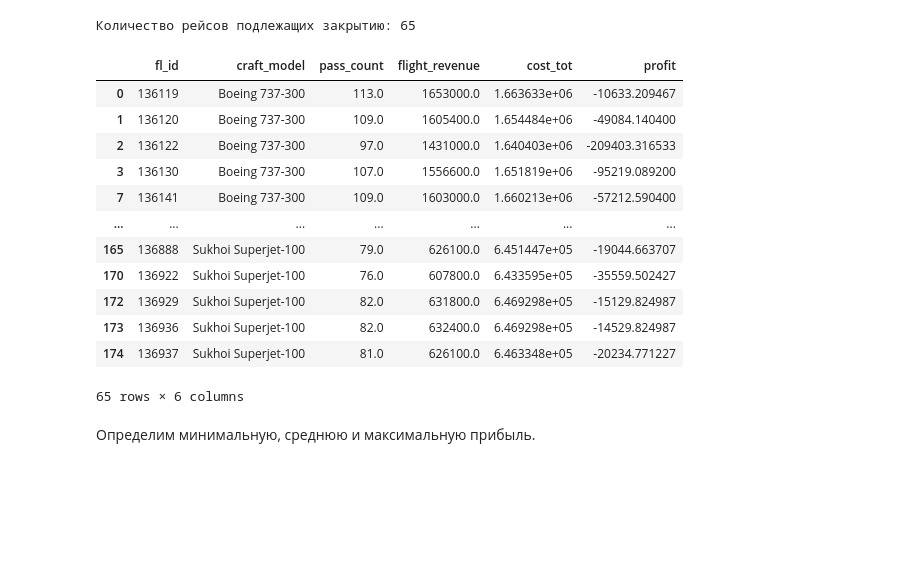
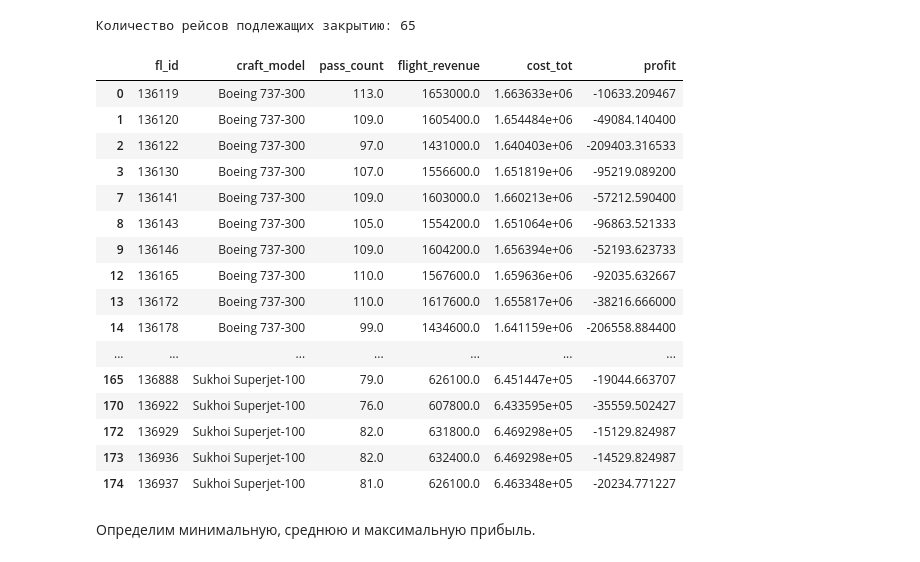
Before and after one commit to XTakeshi83/DataScience, a Jupyter notebook: module_4/Flight_Unit_4.ipynb, the cells around one changed output. Saved outputs shown, nothing was run; the diff lists cells and outputs as text; code cells hidden in the pictures; blank space fills up the shorter version.

Commit message:
FLIGHT PATCH

```diff
--- a/module_4/Flight_Unit_4.ipynb
+++ b/module_4/Flight_Unit_4.ipynb
@@ -623,22 +623,26 @@ print(f'Количество рейсов подлежащих закрытию:
 # %% [output]
 Количество рейсов подлежащих закрытию: 65
 # %%
-#pd.set_option('display.max_rows', abort_flight) # Показывать все строки в наборе.
+pd.set_option('display.max_rows', abort_flight) # Показывать все строки в наборе.
 df[df.profit<0]                                 # Посмотрим на них.
 # %% [output]
 |  | fl_id | craft_model | pass_count | flight_revenue | cost_tot | profit |
 | 0 | 136119 | Boeing 737-300 | 113.0 | 1653000.0 | 1.663633e+06 | -10633.209467 |
 | 1 | 136120 | Boeing 737-300 | 109.0 | 1605400.0 | 1.654484e+06 | -49084.140400 |
 | 2 | 136122 | Boeing 737-300 | 97.0 | 1431000.0 | 1.640403e+06 | -209403.316533 |
 | 3 | 136130 | Boeing 737-300 | 107.0 | 1556600.0 | 1.651819e+06 | -95219.089200 |
 | 7 | 136141 | Boeing 737-300 | 109.0 | 1603000.0 | 1.660213e+06 | -57212.590400 |
+| 8 | 136143 | Boeing 737-300 | 105.0 | 1554200.0 | 1.651064e+06 | -96863.521333 |
+| 9 | 136146 | Boeing 737-300 | 109.0 | 1604200.0 | 1.656394e+06 | -52193.623733 |
+| 12 | 136165 | Boeing 737-300 | 110.0 | 1567600.0 | 1.659636e+06 | -92035.632667 |
+| 13 | 136172 | Boeing 737-300 | 110.0 | 1617600.0 | 1.655817e+06 | -38216.666000 |
+| 14 | 136178 | Boeing 737-300 | 99.0 | 1434600.0 | 1.641159e+06 | -206558.884400 |
 | ... | ... | ... | ... | ... | ... | ... |
 | 165 | 136888 | Sukhoi Superjet-100 | 79.0 | 626100.0 | 6.451447e+05 | -19044.663707 |
 | 170 | 136922 | Sukhoi Superjet-100 | 76.0 | 607800.0 | 6.433595e+05 | -35559.502427 |
 | 172 | 136929 | Sukhoi Superjet-100 | 82.0 | 631800.0 | 6.469298e+05 | -15129.824987 |
 | 173 | 136936 | Sukhoi Superjet-100 | 82.0 | 632400.0 | 6.469298e+05 | -14529.824987 |
 | 174 | 136937 | Sukhoi Superjet-100 | 81.0 | 626100.0 | 6.463348e+05 | -20234.771227 |
-65 rows × 6 columns
 # %% [markdown]
 Определим минимальную, среднюю и максимальную прибыль.
 # %%
```
Also changed, not shown: parts of 2 cells of this notebook, 1 other file.
